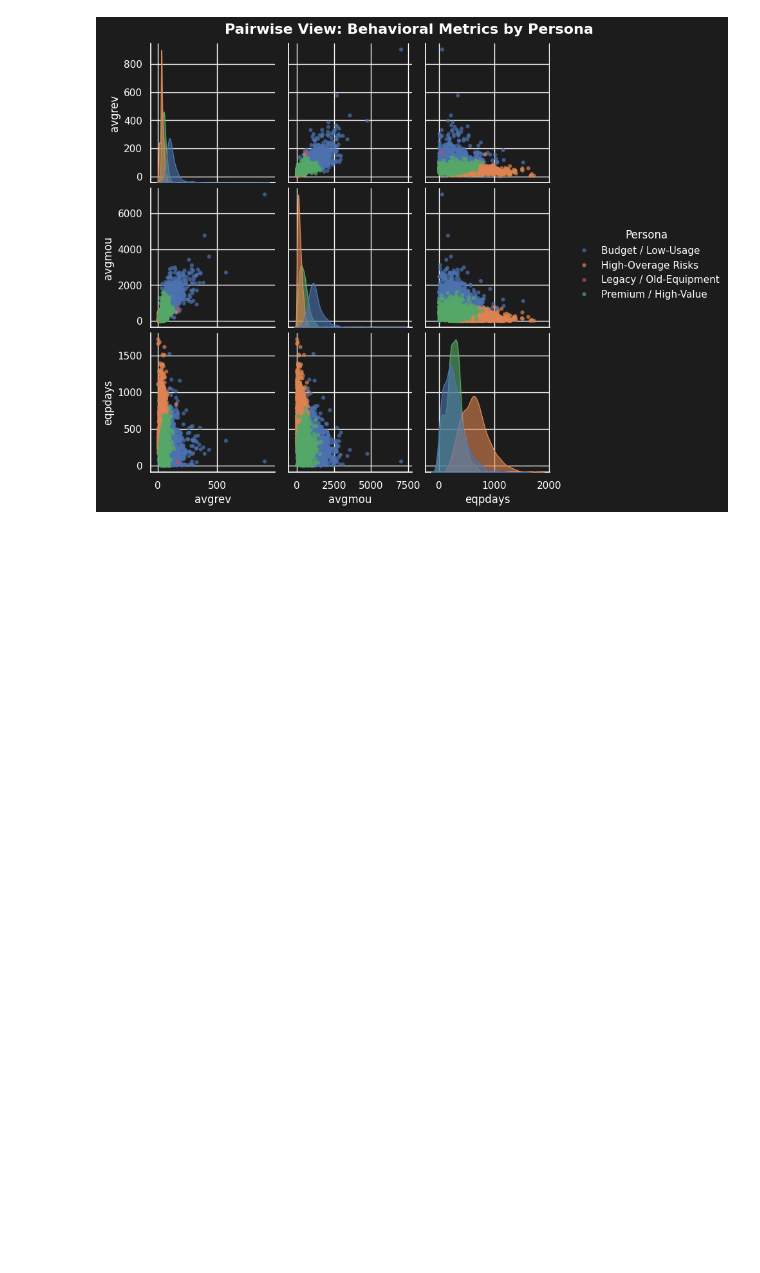
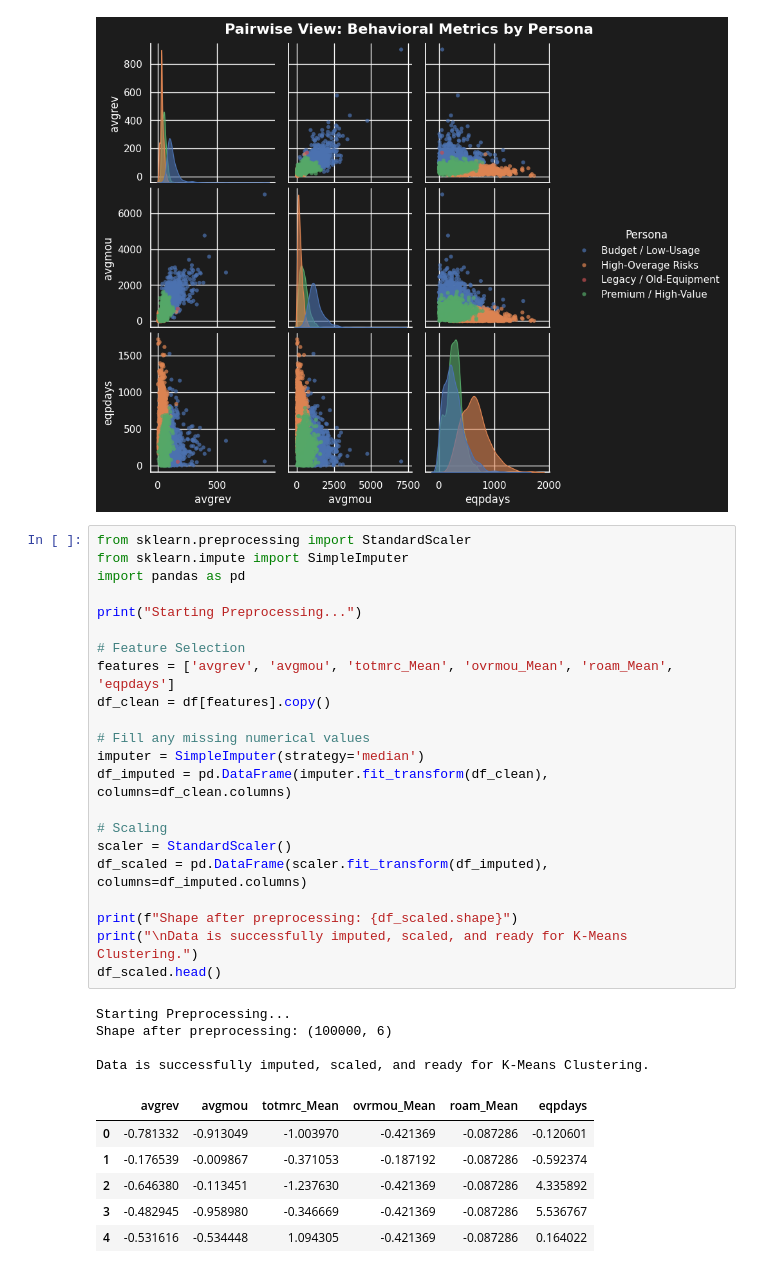
Before and after one commit to Prajwal-13-dev/precision-marketing-poc, a Jupyter notebook: precision_marketing_poc.ipynb, the cells around one changed output. Drawn from its saved outputs; the diff is of its cells as text; blank space fills up the shorter version.

Commit message:
pre_processing and feature selection was done

```diff
--- a/precision_marketing_poc.ipynb
+++ b/precision_marketing_poc.ipynb
@@ -170,3 +172,36 @@ plt.show()
 # %% [output]
 Generating Pairwise View (this may take a few seconds)...
 [figure]
+# %%
+from sklearn.preprocessing import StandardScaler
+from sklearn.impute import SimpleImputer
+import pandas as pd
+
+print("Starting Preprocessing...")
+
+# Feature Selection
+features = ['avgrev', 'avgmou', 'totmrc_Mean', 'ovrmou_Mean', 'roam_Mean', 'eqpdays']
+df_clean = df[features].copy()
+
+# Fill any missing numerical values
+imputer = SimpleImputer(strategy='median')
+df_imputed = pd.DataFrame(imputer.fit_transform(df_clean), columns=df_clean.columns)
+
+# Scaling
+scaler = StandardScaler()
+df_scaled = pd.DataFrame(scaler.fit_transform(df_imputed), columns=df_imputed.columns)
+
+print(f"Shape after preprocessing: {df_scaled.shape}")
+print("\nData is successfully imputed, scaled, and ready for K-Means Clustering.")
+df_scaled.head()
+# %% [output]
+Starting Preprocessing...
+Shape after preprocessing: (100000, 6)
+
+Data is successfully imputed, scaled, and ready for K-Means Clustering.
+|  | avgrev | avgmou | totmrc_Mean | ovrmou_Mean | roam_Mean | eqpdays |
+| 0 | -0.781332 | -0.913049 | -1.003970 | -0.421369 | -0.087286 | -0.120601 |
+| 1 | -0.176539 | -0.009867 | -0.371053 | -0.187192 | -0.087286 | -0.592374 |
+| 2 | -0.646380 | -0.113451 | -1.237630 | -0.421369 | -0.087286 | 4.335892 |
+| 3 | -0.482945 | -0.958980 | -0.346669 | -0.421369 | -0.087286 | 5.536767 |
+| 4 | -0.531616 | -0.534448 | 1.094305 | -0.421369 | -0.087286 | 0.164022 |
```
Also changed, not shown: parts of 1 cell of this notebook.
